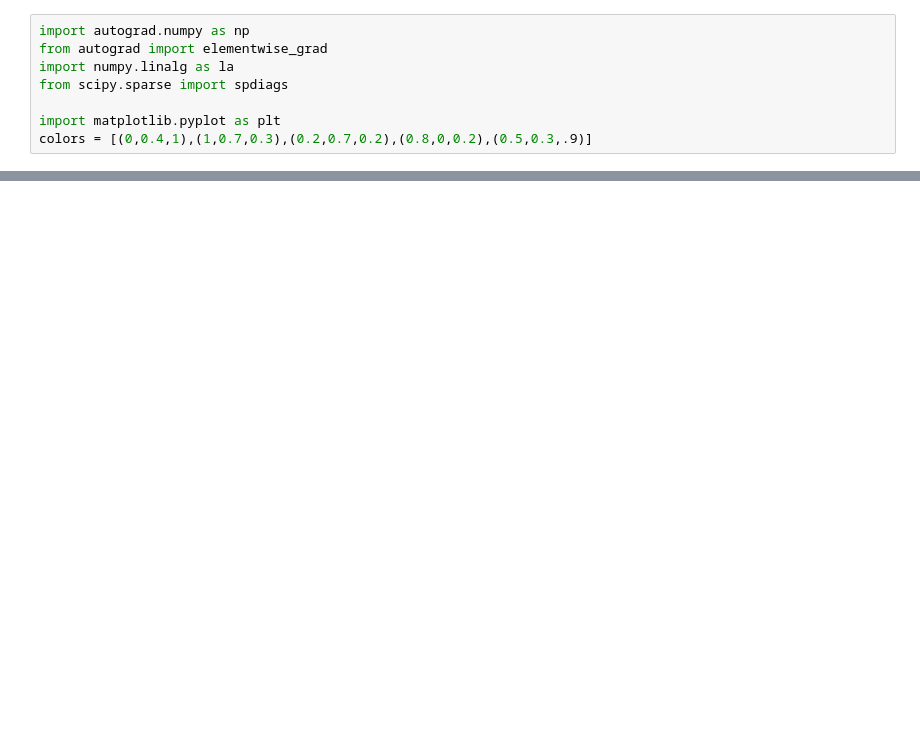
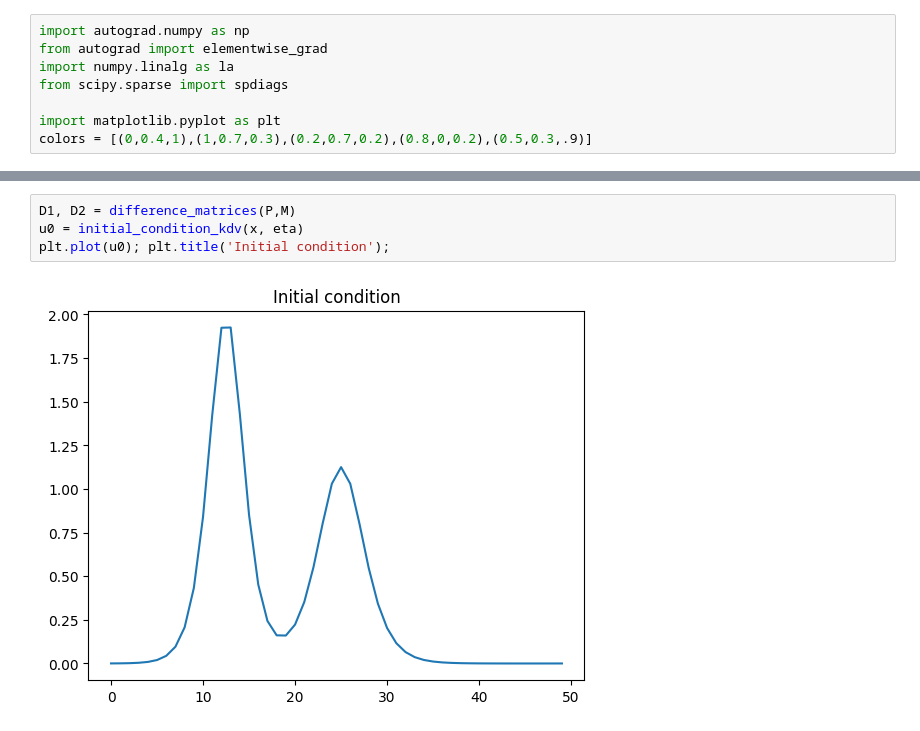
Before and after one commit to Kohmann/master-GAN, a Jupyter notebook: waveEquations/kdv_minimal.ipynb, the cells around one changed output, grey strips where cells are left out. Saved outputs shown, nothing was run; the diff lists cells and outputs as text; blank space fills up the shorter version.

```diff
--- a/waveEquations/kdv_minimal.ipynb
+++ b/waveEquations/kdv_minimal.ipynb
@@ -123 +98,7 @@ Initial conditions: P = 20, M = 100, k1 = 1.0, k2 = 0.75, d1 = 0.25, d2 = 0.5
+# %%
+D1, D2 = difference_matrices(P,M)
+u0 = initial_condition_kdv(x, eta)
+plt.plot(u0); plt.title('Initial condition');
+# %% [output]
+[figure, added]
 # %%
```
Also changed, not shown: parts of 24 cells of this notebook, 4 other files.
